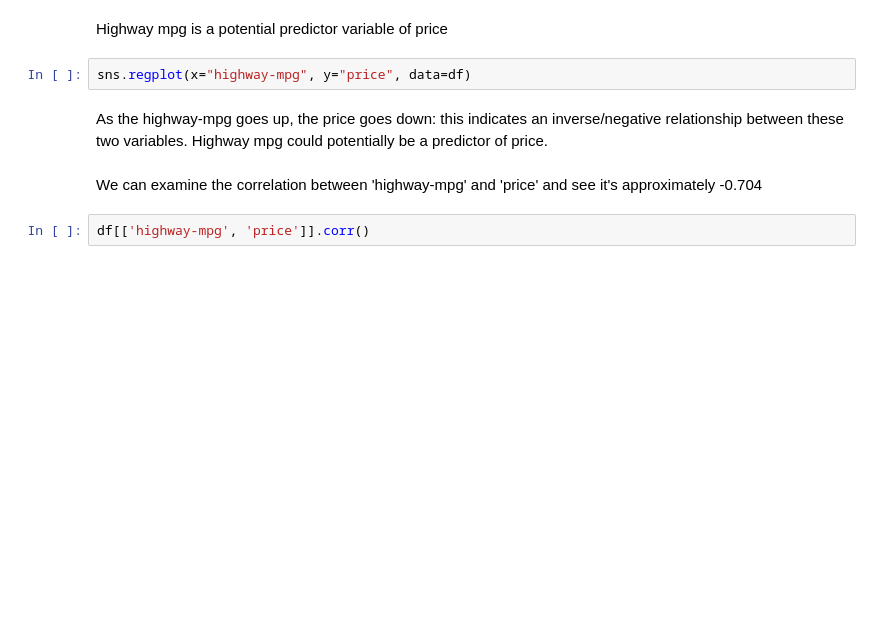
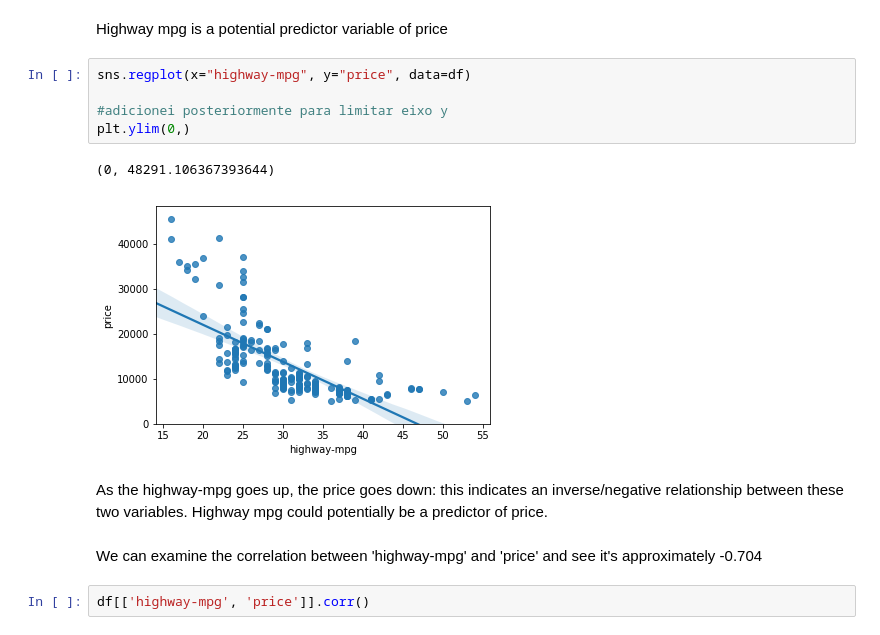
Before and after one commit to tuliocpa/Data_Science, a Jupyter notebook: Notebook 6 - Exploratory Data Analysis.ipynb, the cells around one changed output. Cells and saved outputs as stored; diff of their text form; blank space fills up the shorter version.

```diff
--- a/Notebook 6 - Exploratory Data Analysis.ipynb
+++ b/Notebook 6 - Exploratory Data Analysis.ipynb
@@ -185,6 +196,12 @@ df[["engine-size", "price"]].corr()
 Highway mpg is a potential predictor variable of price
 # %%
 sns.regplot(x="highway-mpg", y="price", data=df)
+
+#adicionei posteriormente para limitar eixo y
+plt.ylim(0,)
+# %% [output]
+(0, 48291.106367393644)
+[figure, added]
 # %% [markdown]
 <p>As the highway-mpg goes up, the price goes down: this indicates an inverse/negative relationship between these two variables. Highway mpg could potentially be a predictor of price.</p>
 # %% [markdown]
```
Also changed, not shown: parts of 8 cells of this notebook.
